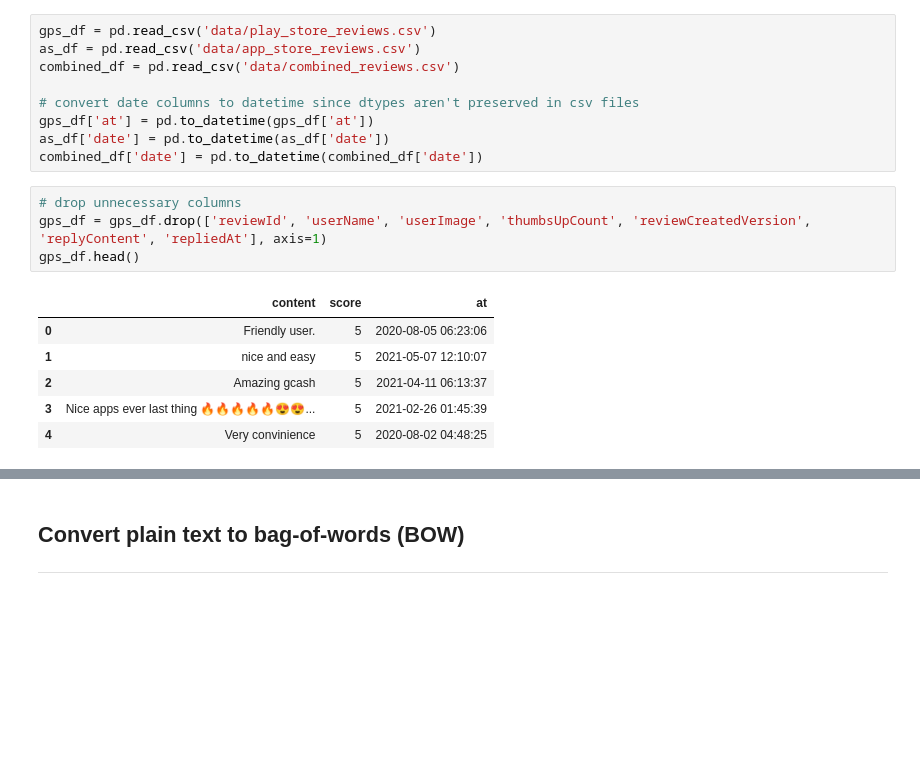
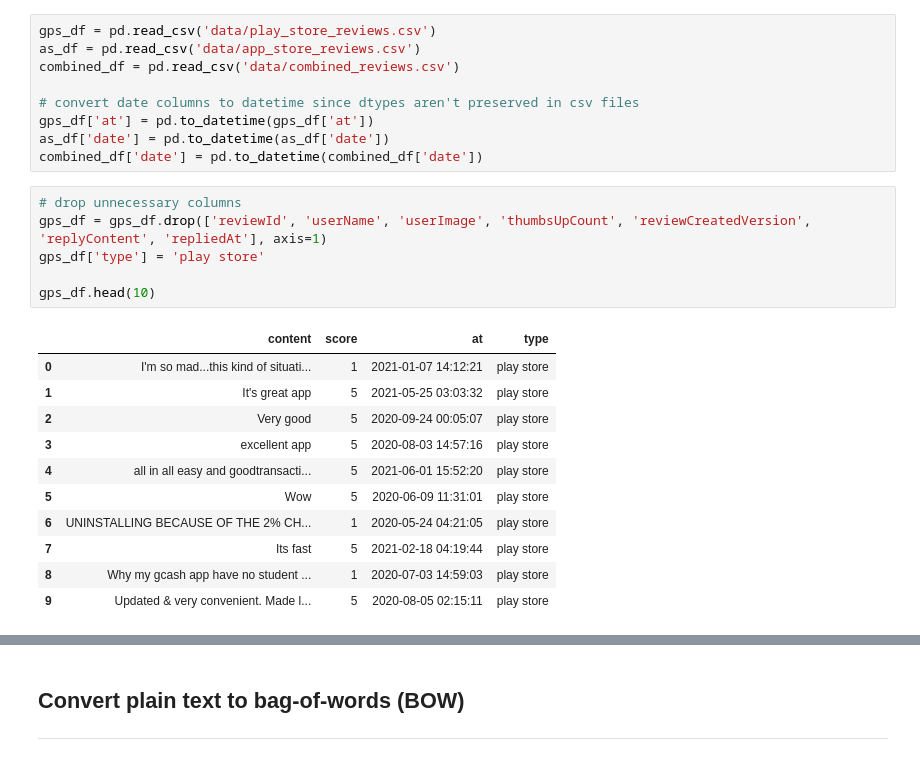
Before and after one commit to kentregs/mynt-cadetship-final-capstone-project-repo, a Jupyter notebook: [6] NTM_topic_modeling.ipynb, the cells around one changed output, grey strips where cells are left out. Cells and saved outputs as stored; diff of their text form; blank space fills up the shorter version.

```diff
--- a/[6] NTM_topic_modeling.ipynb
+++ b/[6] NTM_topic_modeling.ipynb
@@ -43,13 +80,20 @@ combined_df['date'] = pd.to_datetime(combined_df['date'])
 # %%
 # drop unnecessary columns
 gps_df = gps_df.drop(['reviewId', 'userName', 'userImage', 'thumbsUpCount', 'reviewCreatedVersion', 'replyContent', 'repliedAt'], axis=1)
-gps_df.head()
+gps_df['type'] = 'play store'
+
+gps_df.head(10)
 # %% [output]
-|  | content | score | at |
-| 0 | Friendly user. | 5 | 2020-08-05 06:23:06 |
-| 1 | nice and easy | 5 | 2021-05-07 12:10:07 |
-| 2 | Amazing gcash | 5 | 2021-04-11 06:13:37 |
-| 3 | Nice apps ever last thing 🔥🔥🔥🔥🔥😍😍... | 5 | 2021-02-26 01:45:39 |
-| 4 | Very convinience | 5 | 2020-08-02 04:48:25 |
+|  | content | score | at | type |
+| 0 | I'm so mad...this kind of situati... | 1 | 2021-01-07 14:12:21 | play store |
+| 1 | It's great app | 5 | 2021-05-25 03:03:32 | play store |
+| 2 | Very good | 5 | 2020-09-24 00:05:07 | play store |
+| 3 | excellent app | 5 | 2020-08-03 14:57:16 | play store |
+| 4 | all in all easy and goodtransacti... | 5 | 2021-06-01 15:52:20 | play store |
+| 5 | Wow | 5 | 2020-06-09 11:31:01 | play store |
+| 6 | UNINSTALLING BECAUSE OF THE 2% CH... | 1 | 2020-05-24 04:21:05 | play store |
+| 7 | Its fast | 5 | 2021-02-18 04:19:44 | play store |
+| 8 | Why my gcash app have no student ... | 1 | 2020-07-03 14:59:03 | play store |
+| 9 | Updated & very convenient. Made l... | 5 | 2020-08-05 02:15:11 | play store |
 # %%
 as_df = as_df.drop(['title', 'userName', 'isEdited', 'developerResponse'], axis=1)
```
Also changed, not shown: parts of 20 cells of this notebook.
